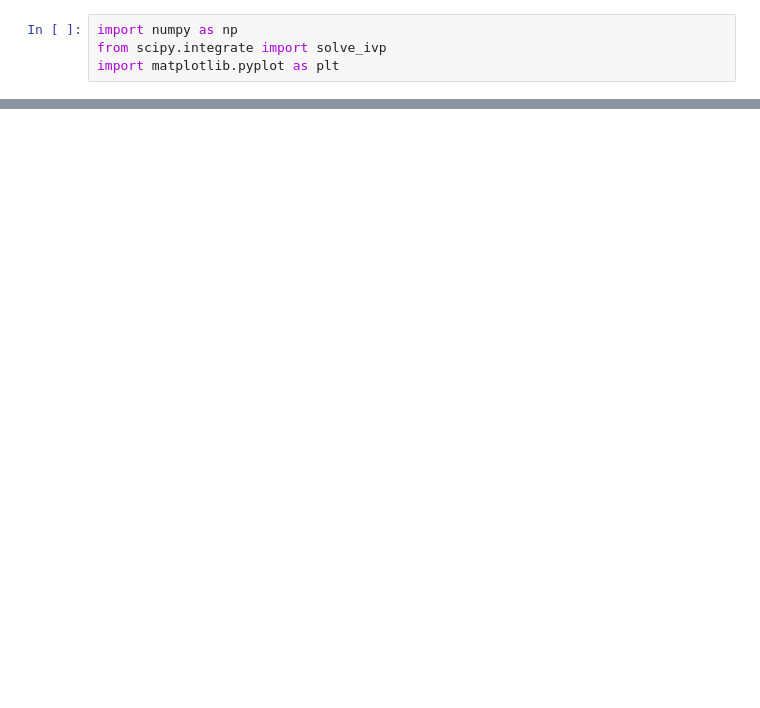
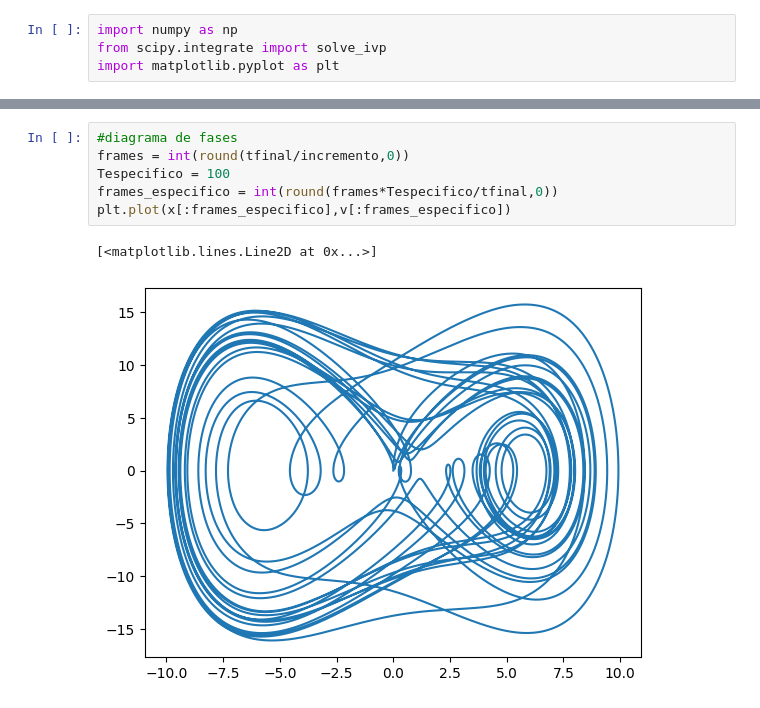
Before and after one commit to mickpires/Duffing-oscilator, a Jupyter notebook: duffing.ipynb, the cells around one changed output, grey strips where cells are left out. Drawn from its saved outputs; the diff is of its cells as text; blank space fills up the shorter version.

Commit message:
adicionei uma maneira de como selecionar os frames que eu quero

```diff
--- a/duffing.ipynb
+++ b/duffing.ipynb
@@ -48,0 +53,9 @@ Text(0.5, 1.0, 'Seção de Poincaré')
+# %%
+#diagrama de fases
+frames = int(round(tfinal/incremento,0))
+Tespecifico = 100
+frames_especifico = int(round(frames*Tespecifico/tfinal,0))
+plt.plot(x[:frames_especifico],v[:frames_especifico])
+# %% [output]
+[<matplotlib.lines.Line2D at 0x...>]
+[figure, added]
```
Also changed, not shown: parts of 6 cells of this notebook.
